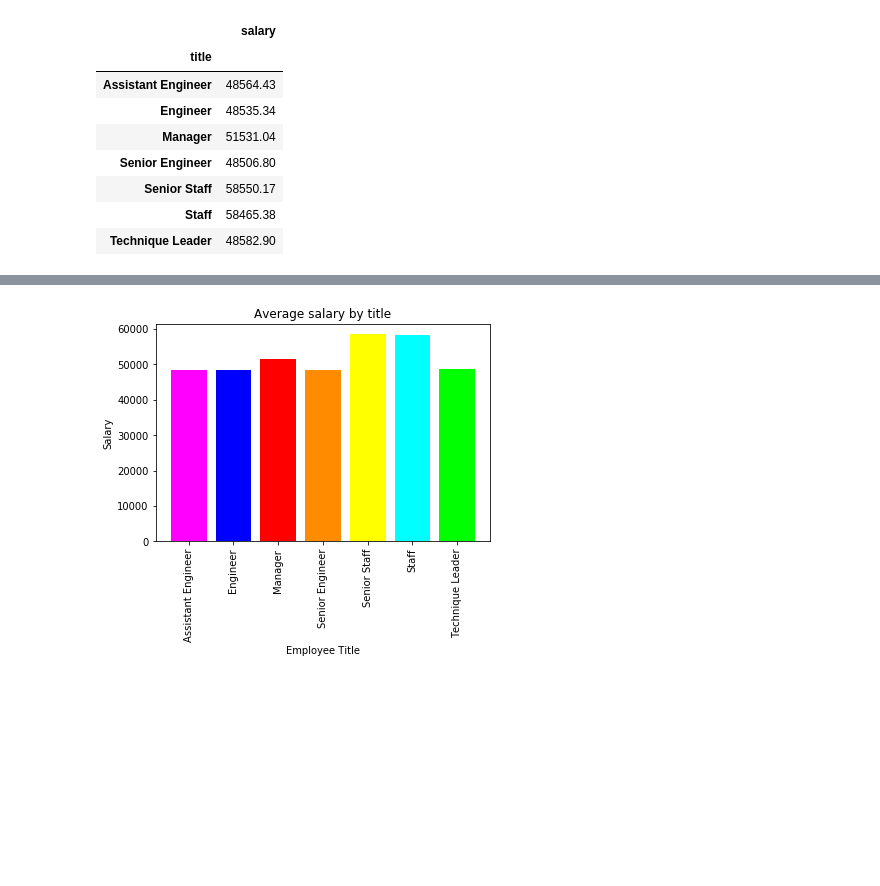
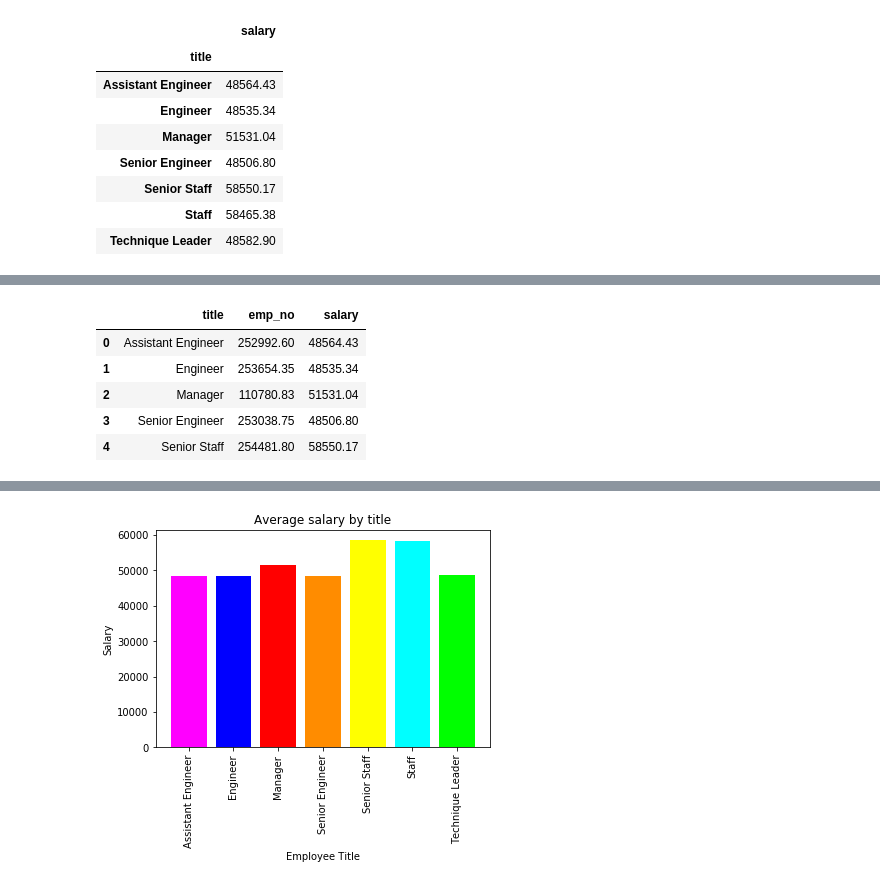
Before and after one commit to sushant822/SQL-Employee-Database-A-Mystery-in-Two-Parts, a Jupyter notebook: Jupyter Notebook.ipynb, the cells around one changed output, grey strips where cells are left out. Cells and saved outputs as stored; diff of their text form; code cells hidden in the pictures; blank space fills up the shorter version.

```diff
--- a/Jupyter Notebook.ipynb
+++ b/Jupyter Notebook.ipynb
@@ -108 +113,11 @@ title_salary_df
+# %%
+title_salary_all = grouped.reset_index()
+title_salary_all.head()
+# %% [output]
+|  | title | emp_no | salary |
+| 0 | Assistant Engineer | 252992.60 | 48564.43 |
+| 1 | Engineer | 253654.35 | 48535.34 |
+| 2 | Manager | 110780.83 | 51531.04 |
+| 3 | Senior Engineer | 253038.75 | 48506.80 |
+| 4 | Senior Staff | 254481.80 | 58550.17 |
 # %%
```
Also changed, not shown: parts of 4 cells of this notebook, 2 other files.
